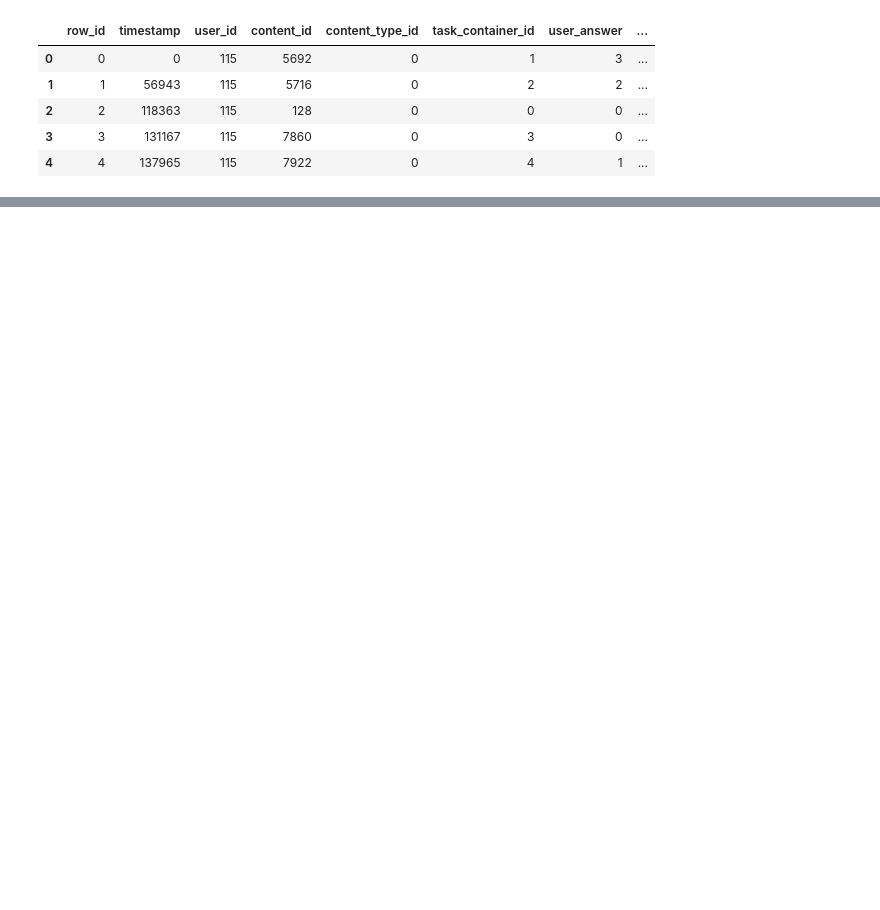
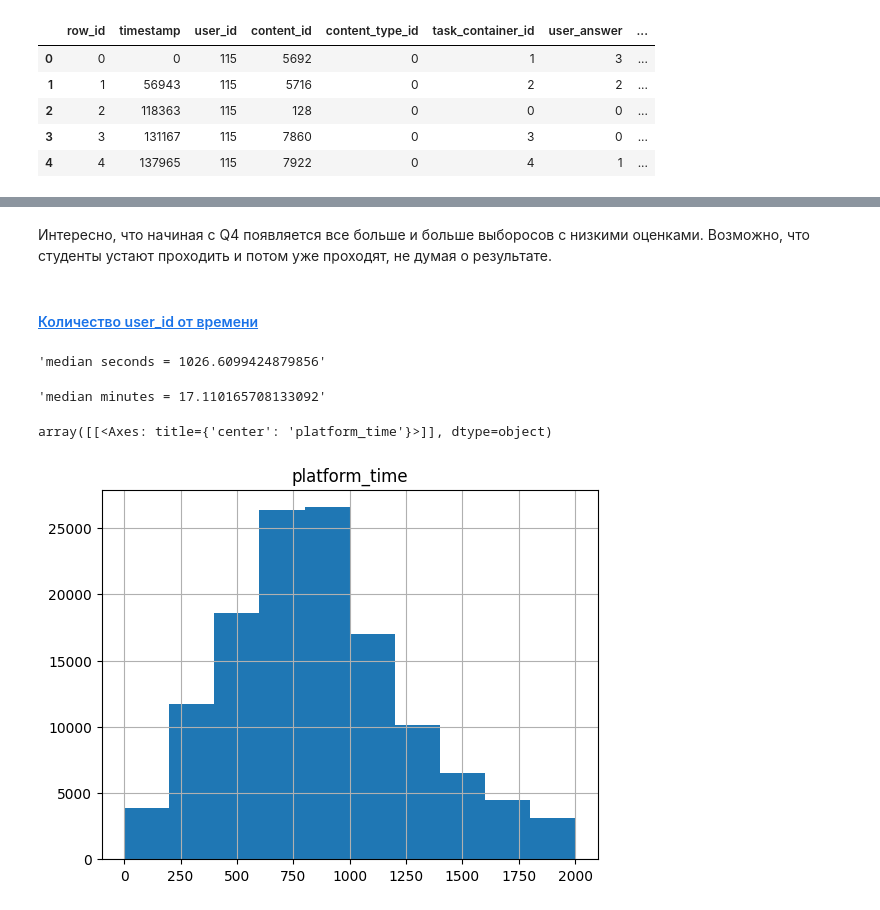
Before and after one commit to IDZorin/mipt-python-i-hw3, a Jupyter notebook: HW3.ipynb, the cells around one changed output, grey strips where cells are left out. Saved outputs shown, nothing was run; the diff lists cells and outputs as text; code cells hidden in the pictures; blank space fills up the shorter version.

```diff
--- a/HW3.ipynb
+++ b/HW3.ipynb
@@ -57,0 +1847,17 @@ TypeError: 'tuple' object is not callable
+# %% [markdown]
+Интересно, что начиная с Q4 появляется все больше и больше выборосов с низкими оценками. Возможно, что студенты устают проходить и потом уже проходят, не думая о результате.
+# %% [markdown]
+#### <a id='toc7_2_1_2_'></a>[Количество user_id от времени](#toc0_)
+# %%
+display(
+    f'median seconds = {user_stats[user_stats["platform_time"] < 5000]['platform_time'].mean()}'
+)
+display(
+    f'median minutes = {user_stats[user_stats["platform_time"] < 5000]['platform_time'].mean()/60}'
+)
+user_stats[user_stats["platform_time"] < 2000].hist(column=["platform_time"])
+# %% [output]
+'median seconds = 1026.6099424879856'
+'median minutes = 17.110165708133092'
+array([[<Axes: title={'center': 'platform_time'}>]], dtype=object)
+[figure, added]
```
Also changed, not shown: parts of 258 cells of this notebook.
